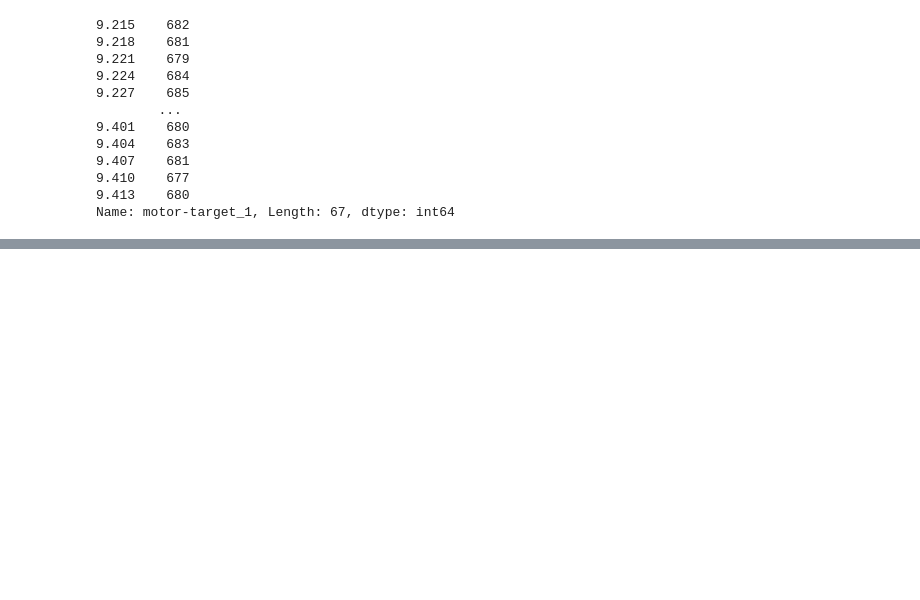
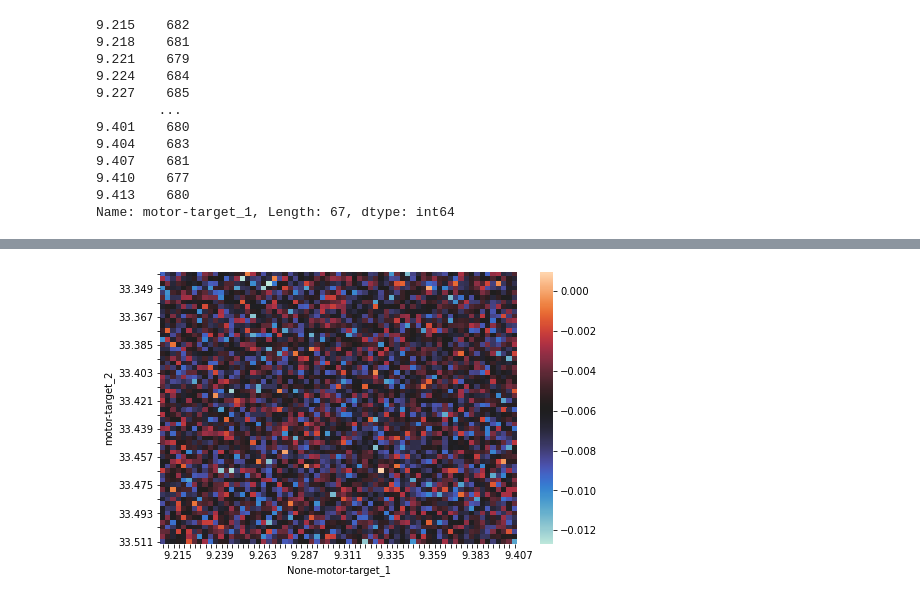
Before and after one commit to griffinbran/Chemical-Physics-Data-Visualization, a Jupyter notebook: code/Data-Cleaning.ipynb, the cells around one changed output, grey strips where cells are left out. Saved outputs shown, nothing was run; the diff lists cells and outputs as text; code cells hidden in the pictures; blank space fills up the shorter version.

Commit message:
Added formatting to heatmap, started subplotting.

```diff
--- a/code/Data-Cleaning.ipynb
+++ b/code/Data-Cleaning.ipynb
@@ -330,0 +125,9 @@ KeyError: "None of ['motor-target_2', 'motor-target_1'] are in the columns"
+# %%
+# Average all scans together
+data_mean = data.groupby(['motor-target_1', 'motor-target_2']).mean()
+print('Averaged Data: Delay Axis-1 Primary')
+display(data_mean)
+
+data_mean2 = data.groupby(['motor-target_2', 'motor-target_1']).mean()
+print('Averaged Data: Delay Axis-2 Primary')
+display(data_mean2)
@@ -330,0 +165,31 @@ KeyError: "None of ['motor-target_2', 'motor-target_1'] are in the columns"
+# %%
+# Set-up lists to store delay scan DataFrames for each channel (0-7)
+data_to_plot1 = [] # Rows: FIXED "Tau" Delay (Drive-->Probe), SCAN "T" Delay (Pump-->Drive)
+data_to_plot2 = [] # Rows: FIXED "T" Delay (Pump-->Drive), SCAN "Tau" Delay (Drive-->Probe)
+
+# data_to_plot1
+for channel in range(8):
+    data_to_plot1.append(data_mean['data_channel_'+str(channel)].reset_index().pivot(index='motor-target_2', columns='motor-target_1'))
+    #display(data_to_plot1[channel].head())
+
+# data_to_plot2
+for channel in range(8):
+    data_to_plot2.append(data_mean['data_channel_'+str(channel)].reset_index().pivot(index='motor-target_1', columns='motor-target_2'))
+    #display(data_to_plot1[channel].head())
+
+#display(data_to_plot1[0].head())
+#display(data_to_plot2[0].head())
+# %%
+plt.figure(figsize = (8, 5));
+
+# Clean up labels on horizontal-axis
+plot1_labels = list(data['motor-target_1'].value_counts().sort_index().index)
+plot2_labels = list(data['motor-target_2'].value_counts().sort_index().index)
+
+hmap = sns.heatmap(data_to_plot1[0], cmap='icefire', xticklabels=plot1_labels);
+plt.setp([hmap.get_xticklabels()[1::2], hmap.get_yticklabels()[::2]], visible=False);
+plt.setp( hmap.get_xticklabels()[1::2], visible=False);
+plt.setp( hmap.get_xticklabels()[1::2], visible=False);
+plt.setp( hmap.get_xticklabels(), rotation = 0, rotation_mode='anchor', ha='left');
+# %% [output]
+[figure, added]
```
Also changed, not shown: parts of 34 cells of this notebook, 1 other file.
